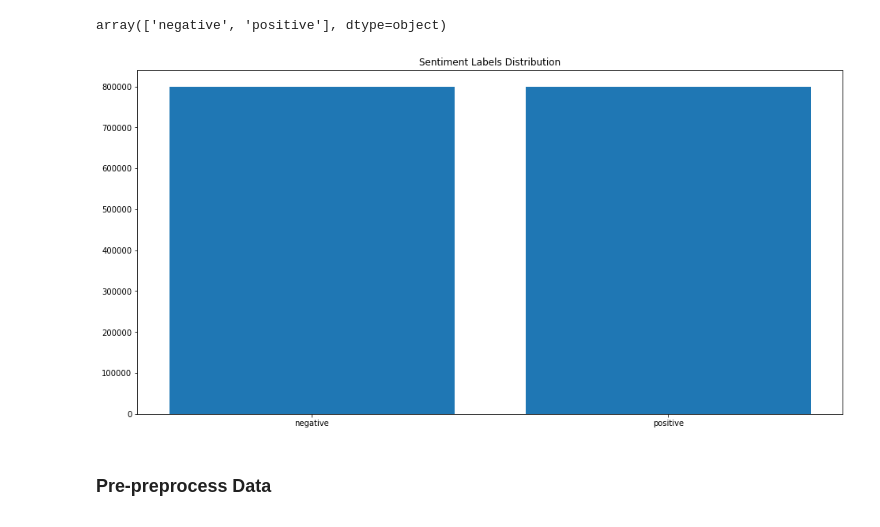
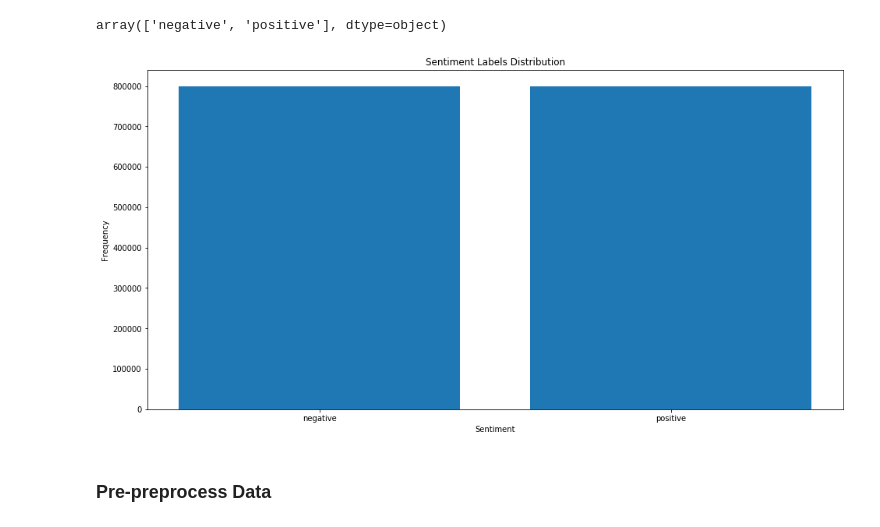
Before and after one commit to camadi/Sentiment_Analysis_Covid-19_Tweets, a Jupyter notebook: twitter_sentiment_analysis.ipynb, the cells around one changed output. Cells and saved outputs as stored; diff of their text form; code cells hidden in the pictures.

Commit message:
Adding axis details to sentiment plot

```diff
--- a/twitter_sentiment_analysis.ipynb
+++ b/twitter_sentiment_analysis.ipynb
@@ -117,11 +112,13 @@ target_counts = Counter(sent_df['target'])
 # %%
 #Plotting
 plt.figure(figsize=(16,8))
 plt.bar(target_counts.keys(), target_counts.values())
 plt.title("Sentiment Labels Distribution")
+plt.ylabel('Frequency')
+plt.xlabel('Sentiment')
 plt.show()
 # %% [output]
-[figure, old version]
+[figure, new version]
 # %% [markdown]
 ### Pre-preprocess Data
 # %%
```
Also changed, not shown: parts of 9 cells of this notebook, 1 other file.
